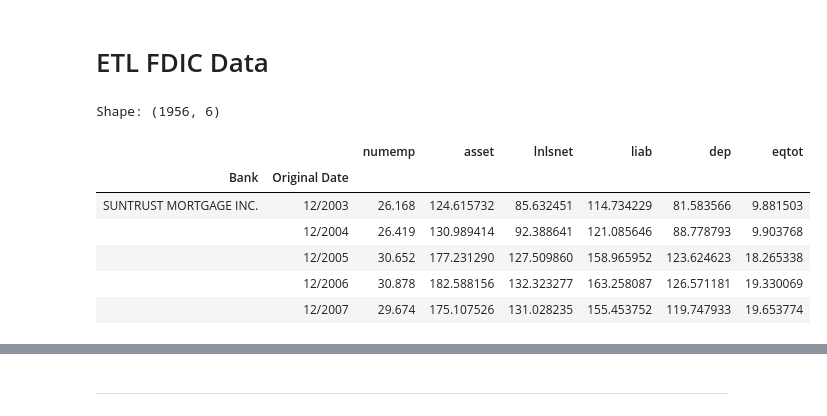
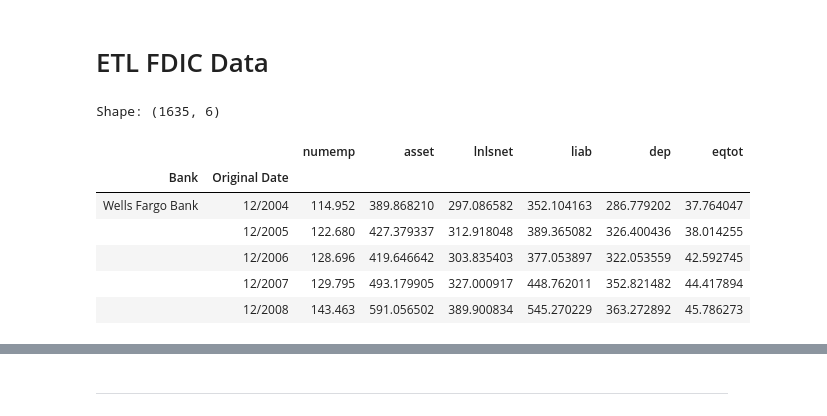
Before and after one commit to Siebelm/Home, a Jupyter notebook: Fannie_Mae/Scripts/Data_Wrangling.ipynb, the cells around one changed output, grey strips where cells are left out. Saved outputs shown, nothing was run; the diff lists cells and outputs as text; code cells hidden in the pictures.

```diff
--- a/Fannie_Mae/Scripts/Data_Wrangling.ipynb
+++ b/Fannie_Mae/Scripts/Data_Wrangling.ipynb
@@ -22,4 +22,5 @@
 # Load Functions
 # %%
 %run Functions.ipynb
-pd.set_option("display.max_columns", 999)
+pd.set_option("display.max_columns", 200)
+pd.set_option('display.max_rows', 200)
@@ -516,13 +514,13 @@ Shape: (1240937, 46)
 # ETL FDIC Data
 # %%
 # use pandas to construct a list of quarterly dates
-present = '20071231'
+present = '20081231'
 datetimes = pd.date_range('19930331', end=present, freq='Q')
 
 # get a list of zip files over which to iterate
 zip_files = glob.glob('..\Data\FDIC\*.zip')
 
-# only want to return a subset of cols (save on memory usage!)
+# only want to return a subset of cols
 used_columns = ['name', 'repdte', 'asset', 'lnlsnet', 'liab', 'dep', 'eqtot', 'numemp']
 used_dtypes = {'name': str, 'repdte': object, 'asset': float,
                'lnlsnet': float, 'liab': float, 'eqtot': float, 'dep': float, 'numemp': float}
@@ -545,77 +543,42 @@ for zip_file in zip_files:
 
     dataframes.append(tmp_dataframe)
 
 # concatenate the quarterly dataframes into a single data frame
 fdic = pd.concat(dataframes)
 
 # convert units from thousands to billions of USD
 fdic[['asset', 'lnlsnet', 'liab', 'dep', 'eqtot']] /= 1e6
 
 # convert units from nummber of people to thousands of people
 fdic['numemp'] /= 1e3
 
-# Group by bank
-## Group Bank of America
-BoA = fdic['name'].str.contains('Bank of America')
-fdic.loc[BoA, 'Bank'] = 'BANK OF AMERICA, N.A.'
-## Group Citi Mortgage
-Citi = fdic['name'].str.contains('Citibank|Citicorp')
-fdic.loc[Citi, 'Bank'] = 'CITIMORTGAGE, INC.'
-## Group JPMorgan
-JPMorgan = fdic['name'].str.contains('J. P. Morgan|JPMorgan')
-fdic.loc[JPMorgan, 'Bank'] = 'JPMORGAN CHASE BANK, NATIONAL ASSOCIATION'
-## Group GMac
-GMac = fdic['name'].str.contains('GMAC')
-fdic.loc[GMac, 'Bank'] = 'GMAC MORTGAGE'
-## Group PNC
-PNC = fdic['name'].str.contains('PNC Bank')
-fdic.loc[PNC, 'Bank'] = 'PNC BANK, N.A.'
-## Group SunTrust
-SunTrust = fdic['name'].str.contains('SunTrust')
-fdic.loc[SunTrust, 'Bank'] = 'SUNTRUST MORTGAGE INC.'
-## Group AmTrust
-AmTrust = fdic['name'].str.contains('AmTrust|AMTRUST')
-fdic.loc[AmTrust, 'Bank'] = 'AMTRUST BANK'
-## Group Flagstar
-Flagstar = fdic['name'].str.contains('Flagstar')
-fdic.loc[Flagstar, 'Bank'] = 'FLAGSTAR CAPITAL MARKETS CORPORATION'
-## Group First Tennessee
-Tennessee = fdic['name'].str.contains('First Tennessee Bank')
-fdic.loc[Tennessee, 'Bank'] = 'FIRST TENNESSEE BANK NATIONAL ASSOCIATION'
-## Group Chase
-Chase = fdic['name'].str.contains('Chase')
-fdic.loc[Chase, 'Bank'] = 'CHASE HOME FINANCE'
-## Group IndyMac
-IndyMac = fdic['name'].str.contains('IndyMac')
-fdic.loc[IndyMac, 'Bank'] = 'FDIC, RECEIVER, INDYMAC FEDERAL BANK FSB'
-## Group small loan banks
-SmallLoans = fdic['name'].str.contains('Wells Fargo|HSBC|USAA|Third Federal')
-fdic.loc[SmallLoans, 'Bank'] = 'SMALL LOAN BANKS'
+# Map similar names to bank
+fdic = grep_bank_groupings(fdic, Bank = 'name')
 ## Group other banks
-fdic['Bank'] = np.where(fdic['Bank'].isnull(), 'OTHER', fdic['Bank'])
+fdic['Bank'] = np.where(fdic['Bank'].isnull(), 'Other', fdic['Bank'])
 
 # Drop name
 fdic = fdic.drop(labels=['name'], axis=1)
 
 # Convert to panel
 fdic = fdic.groupby(['Bank', 'repdte']).sum()
 fdic = fdic.reset_index(drop=False)
 
 # Fill monthly data
 fdic = fdic_on_month(fdic)
 fdic = fdic.groupby(['Bank', 'Original Date']).sum()
 
 print('Shape:', fdic.shape)
 display(fdic.tail())
 # %% [output]
-Shape: (1956, 6)
+Shape: (1635, 6)
 |  |  | numemp | asset | lnlsnet | liab | dep | eqtot |
 | Bank | Original Date |  |  |  |  |  |  |
-| SUNTRUST MORTGAGE INC. | 12/2003 | 26.168 | 124.615732 | 85.632451 | 114.734229 | 81.583566 | 9.881503 |
-|  | 12/2004 | 26.419 | 130.989414 | 92.388641 | 121.085646 | 88.778793 | 9.903768 |
-|  | 12/2005 | 30.652 | 177.231290 | 127.509860 | 158.965952 | 123.624623 | 18.265338 |
-|  | 12/2006 | 30.878 | 182.588156 | 132.323277 | 163.258087 | 126.571181 | 19.330069 |
-|  | 12/2007 | 29.674 | 175.107526 | 131.028235 | 155.453752 | 119.747933 | 19.653774 |
+| Wells Fargo Bank | 12/2004 | 114.952 | 389.868210 | 297.086582 | 352.104163 | 286.779202 | 37.764047 |
+|  | 12/2005 | 122.680 | 427.379337 | 312.918048 | 389.365082 | 326.400436 | 38.014255 |
+|  | 12/2006 | 128.696 | 419.646642 | 303.835403 | 377.053897 | 322.053559 | 42.592745 |
+|  | 12/2007 | 129.795 | 493.179905 | 327.000917 | 448.762011 | 352.821482 | 44.417894 |
+|  | 12/2008 | 143.463 | 591.056502 | 389.900834 | 545.270229 | 363.272892 | 45.786273 |
 # %%
 # compute the by quarter totals for each measure
 quarter_totals = fdic.groupby(['Original Date']).sum()
```
Also changed, not shown: parts of 40 cells of this notebook, 3 other files.
